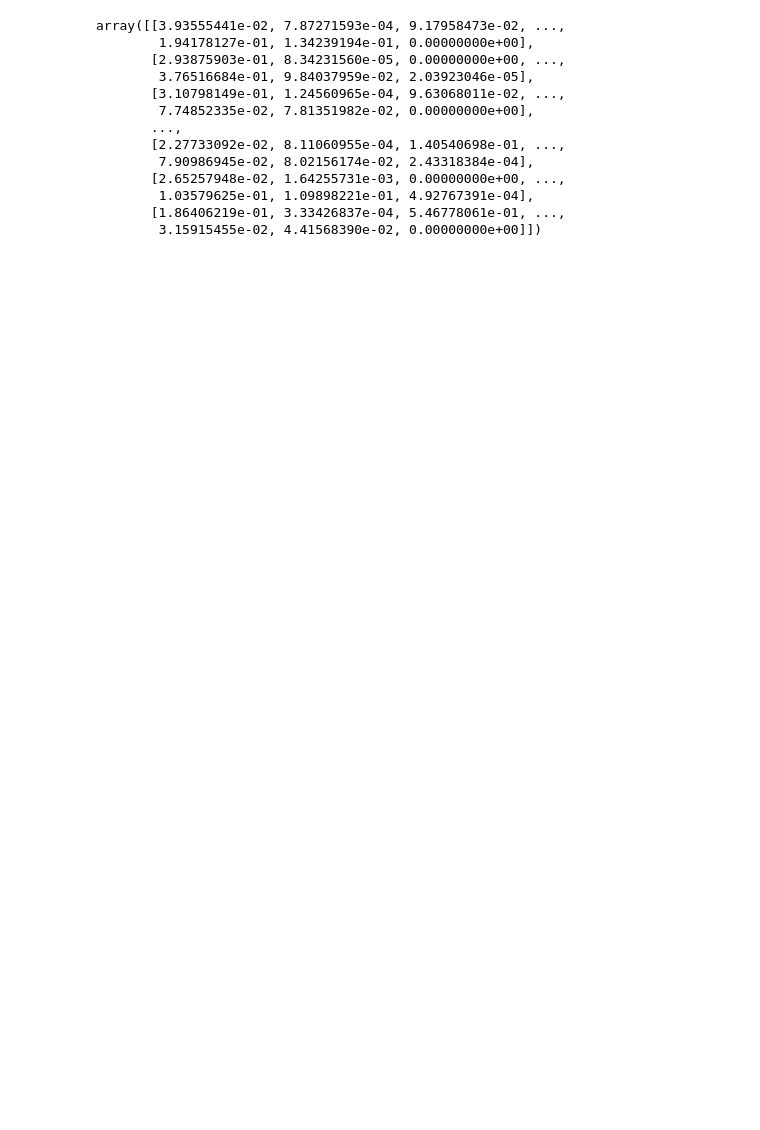
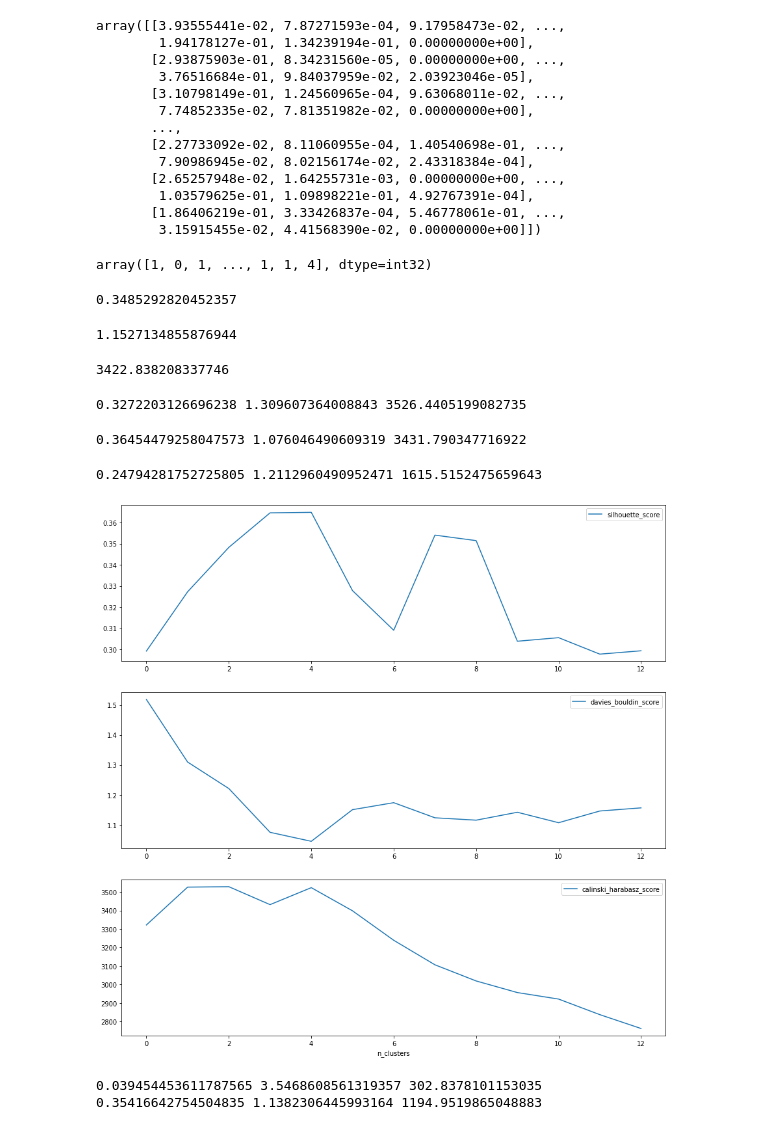
Before and after one commit to Daniel-ASG/Course_Classes, a Jupyter notebook: Clustering_extraindo_padrões_de_dados.ipynb, the cells around one changed output. Cells and saved outputs as stored; diff of their text form; code cells hidden in the pictures; blank space fills up the shorter version.

```diff
--- a/Clustering_extraindo_padrões_de_dados.ipynb
+++ b/Clustering_extraindo_padrões_de_dados.ipynb
@@ -32,3 +35,75 @@ array([[3.93555441e-02, 7.87271593e-04, 9.17958473e-02, ...,
         1.03579625e-01, 1.09898221e-01, 4.92767391e-04],
        [1.86406219e-01, 3.33426837e-04, 5.46778061e-01, ...,
         3.15915455e-02, 4.41568390e-02, 0.00000000e+00]])
+# %%
+from sklearn.cluster import KMeans
+kmeans = KMeans(n_clusters=5, n_init=10, max_iter=300)
+y_pred = kmeans.fit_predict(values)
+y_pred
+# %% [output]
+array([1, 0, 1, ..., 1, 1, 4], dtype=int32)
+# %%
+from sklearn import metrics
+labels = kmeans.labels_
+silhouette = metrics.silhouette_score(values, labels, metric='euclidean')
+silhouette
+# %% [output]
+0.3485292820452357
+# %%
+dbs = metrics.davies_bouldin_score(values, labels)
+dbs
+# %% [output]
+1.1527134855876944
+# %%
+calinski = metrics.calinski_harabasz_score(values, labels)
+calinski
+# %% [output]
+3422.838208337746
+# %%
+def clustering_algorithm(n_clusters, dataset):
+    kmeans = KMeans(n_clusters=n_clusters, n_init=10, max_iter=300)
+    labels = kmeans.fit_predict(dataset)
+    s = metrics.silhouette_score(dataset, labels, metric='euclidean')
+    dbs = metrics.davies_bouldin_score(dataset, labels)
+    calinski = metrics.calinski_harabasz_score(dataset, labels)
+    return s, dbs, calinski
+# %%
+s1, dbs1, calinski1 = clustering_algorithm(3, values)
+print(s1, dbs1, calinski1)
+# %% [output]
+0.3272203126696238 1.309607364008843 3526.4405199082735
+# %%
+s2, dbs2, calinski2 = clustering_algorithm(5, values)
+print(s2, dbs2, calinski2)
+# %% [output]
+0.36454479258047573 1.076046490609319 3431.790347716922
+# %%
+s3, dbs3, calinski3 = clustering_algorithm(50, values)
+print(s3, dbs3, calinski3)
+# %% [output]
+0.24794281752725805 1.2112960490952471 1615.5152475659643
+# %%
+valores = np.array([clustering_algorithm(i, values) for i in range(2, 15)])
+# %%
+plt.figure(figsize=(15,15))
+plt.subplot(3, 1, 1)
+plt.plot(valores[:,0], label='silhouette_score')
+plt.legend()
+plt.subplot(3, 1, 2)
+plt.plot(valores[:,1], label='davies_bouldin_score')
+plt.legend()
+plt.subplot(3, 1, 3)
+plt.plot(valores[:,2], label='calinski_harabasz_score')
+plt.xlabel('n_clusters')
+
+plt.legend();
+# %% [output]
+[figure, added]
+# %%
+random_data = np.random.rand(8950,16)
+s, dbs, calinski = clustering_algorithm(5, random_data)
+print(s, dbs, calinski)
+print(s2, dbs2, calinski2)
+# %% [output]
+0.039454453611787565 3.5468608561319357 302.8378101153035
+0.35416642754504835 1.1382306445993164 1194.9519865048883
```
Also changed, not shown: parts of 13 cells of this notebook.
